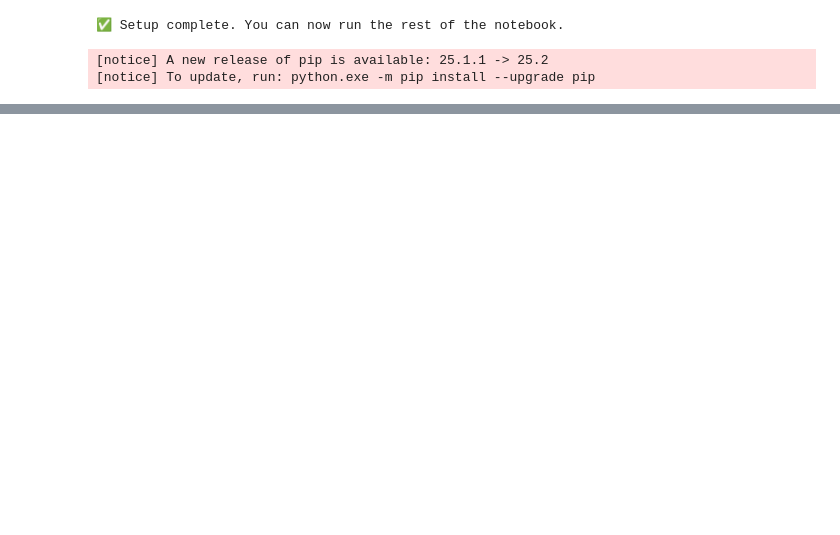
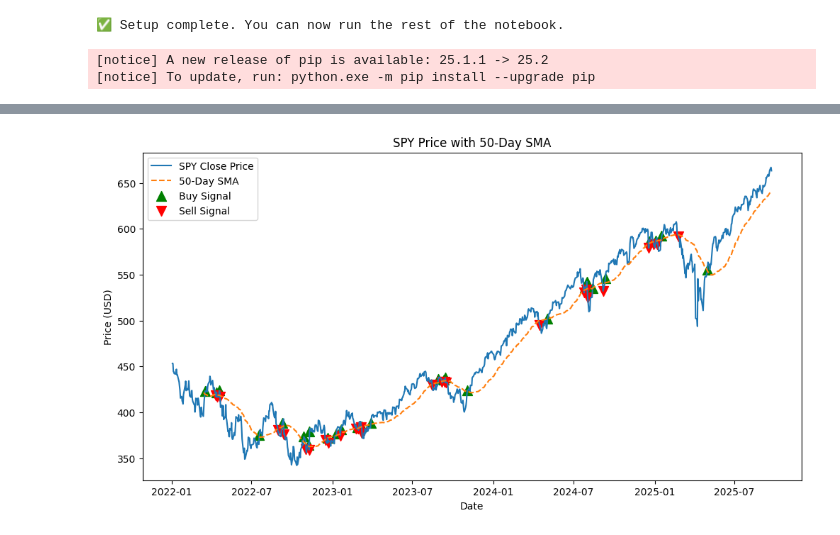
Before and after one commit to Tiger-Quant/demos2025, a Jupyter notebook: september23.ipynb, the cells around one changed output, grey strips where cells are left out. Saved outputs shown, nothing was run; the diff lists cells and outputs as text; code cells hidden in the pictures; blank space fills up the shorter version.

Commit message:
Added buy/sell signals for SMA strat.

```diff
--- a/september23.ipynb
+++ b/september23.ipynb
@@ -108,0 +109,20 @@ plt.show()
+# %%
+plt.figure(figsize=(12, 6))
+plt.plot(data['Close'], label='SPY Close Price')
+plt.plot(data['SMA50'], label='50-Day SMA', linestyle='--')
+
+plt.scatter(data.index[data['Signal'] == 1.0],
+            data['Close'][data['Signal'] == 1.0],
+            label='Buy Signal', marker='^', color='green', s=100)
+
+plt.scatter(data.index[data['Signal'] == -1.0],
+            data['Close'][data['Signal'] == -1.0],
+            label='Sell Signal', marker='v', color='red', s=100)
+
+plt.xlabel('Date')
+plt.ylabel('Price (USD)')
+plt.title('SPY Price with 50-Day SMA')
+plt.legend()
+plt.show()
+# %% [output]
+[figure, added]
```
Also changed, not shown: parts of 7 cells of this notebook.
